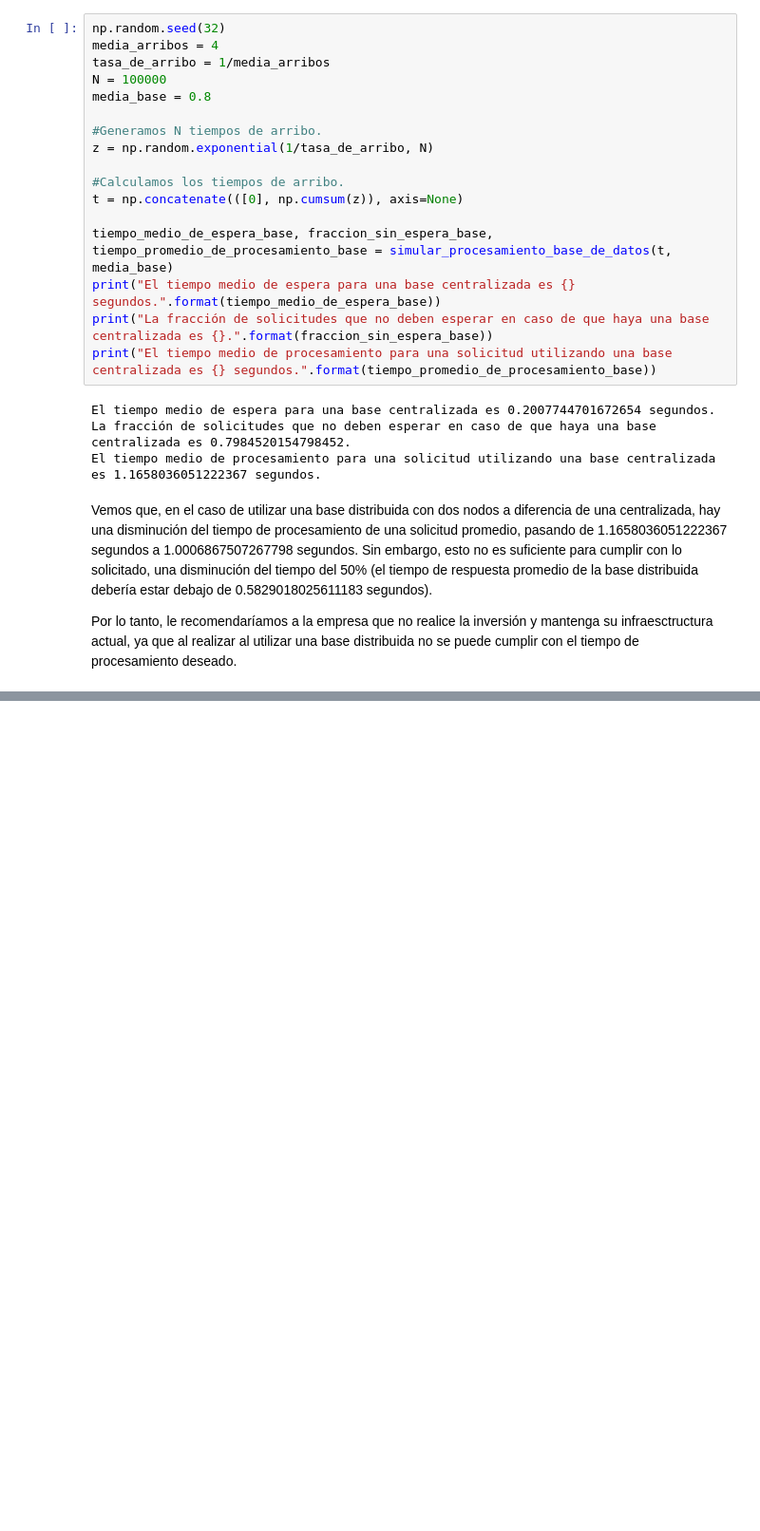
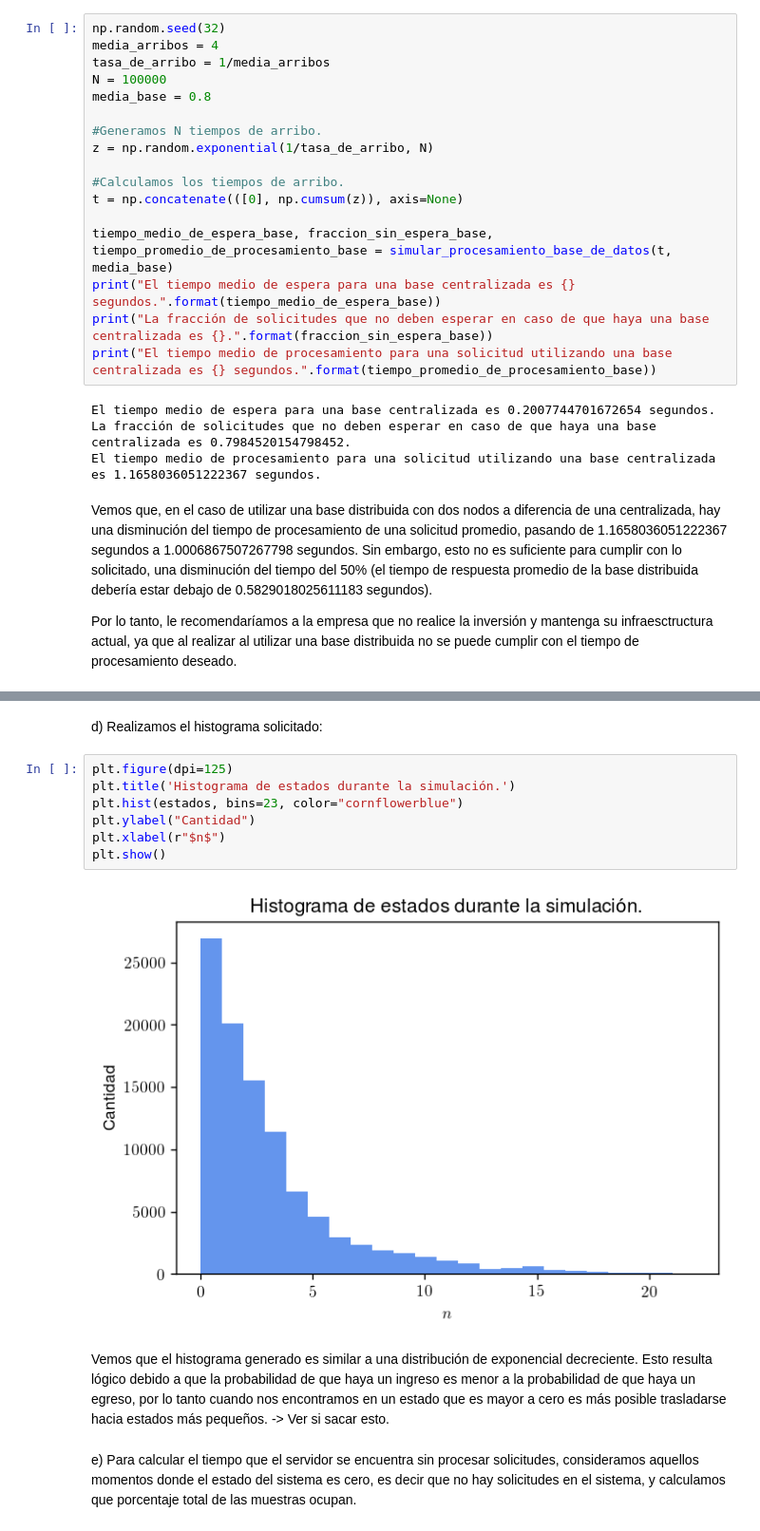
Before and after one commit to jian01/simulaamigues, a Jupyter notebook: TP2.ipynb, the cells around one changed output, grey strips where cells are left out. Shown: that part at 95% size. Cells and saved outputs as stored; diff of their text form; blank space fills up the shorter version.

```diff
--- a/TP2.ipynb
+++ b/TP2.ipynb
@@ -129,0 +220,15 @@ Por lo tanto, le recomendaríamos a la empresa que no realice la inversión y ma
+# %% [markdown]
+d) Realizamos el histograma solicitado:
+# %%
+plt.figure(dpi=125)
+plt.title('Histograma de estados durante la simulación.')
+plt.hist(estados, bins=23, color="cornflowerblue")
+plt.ylabel("Cantidad")
+plt.xlabel(r"$n$")
+plt.show()
+# %% [output]
+[figure, added]
+# %% [markdown]
+Vemos que el histograma generado es similar a una distribución de exponencial decreciente. Esto resulta lógico debido a que la probabilidad de que haya un ingreso es menor a la probabilidad de que haya un egreso, por lo tanto cuando nos encontramos en un estado que es mayor a cero es más posible trasladarse hacia estados más pequeños. -> Ver si sacar esto.
+# %% [markdown]
+e) Para calcular el tiempo que el servidor se encuentra sin procesar solicitudes, consideramos aquellos momentos donde el estado del sistema es cero, es decir que no hay solicitudes en el sistema, y calculamos que porcentaje total de las muestras ocupan.
```
Also changed, not shown: parts of 10 cells of this notebook.
